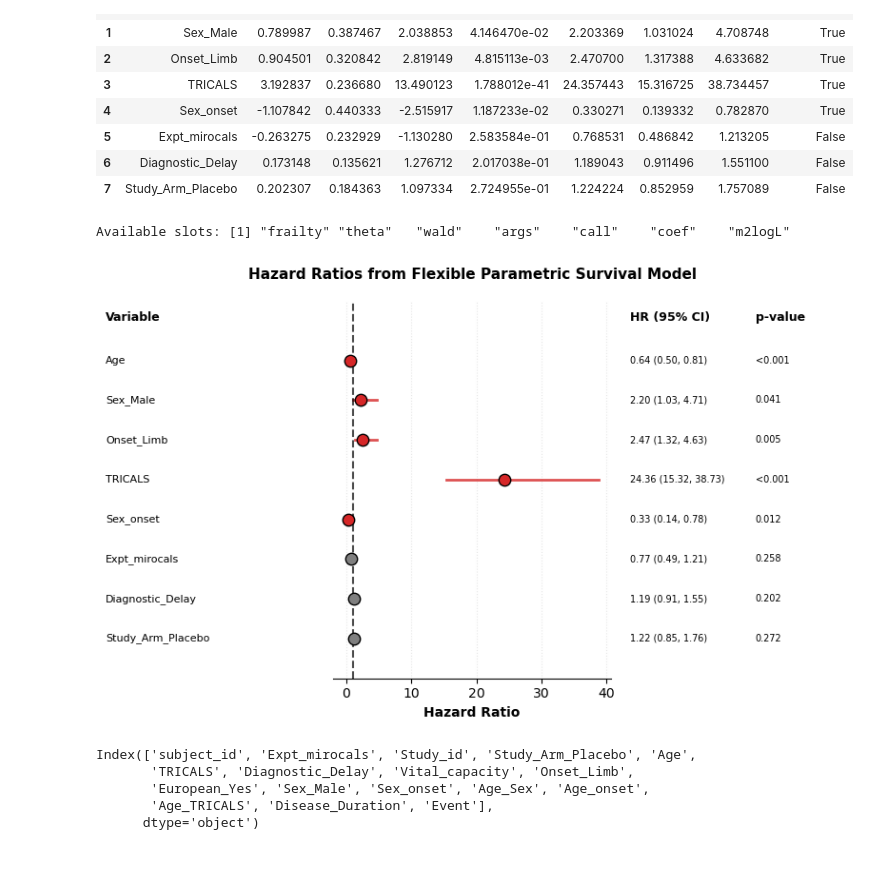
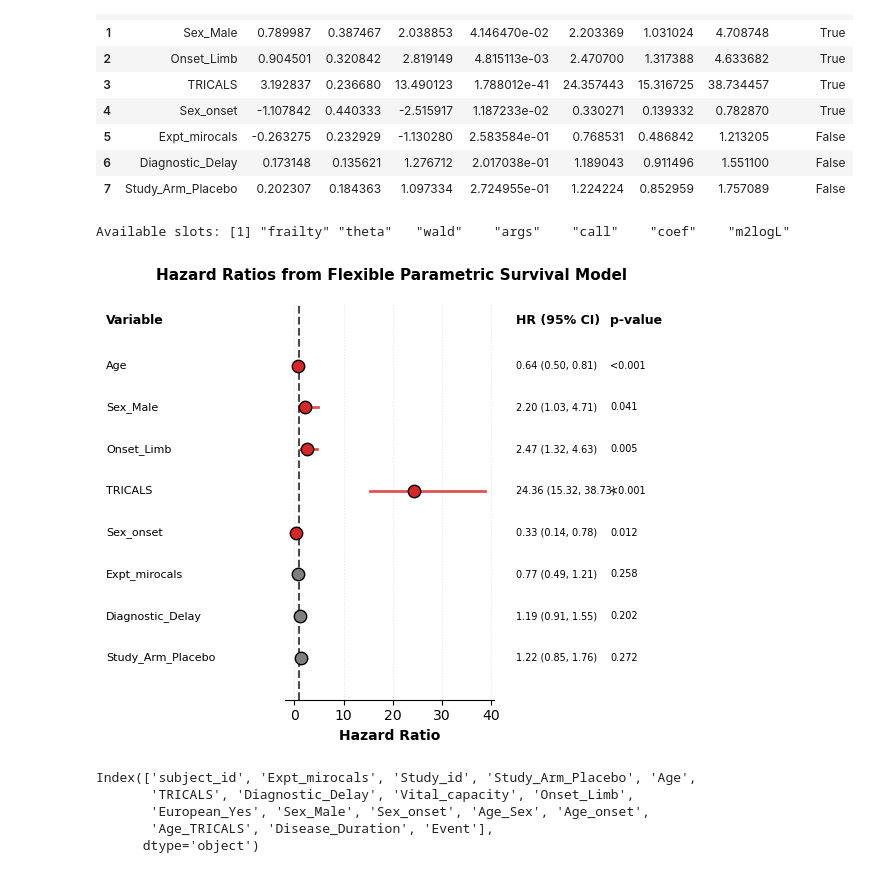
Before and after one commit to Uzoemeka/All_ALS_Data, a Jupyter notebook: 07_flexible_parametric_model_script.ipynb, the cells around one changed output. Drawn from its saved outputs; the diff is of its cells as text; code cells hidden in the pictures.

```diff
--- a/07_flexible_parametric_model_script.ipynb
+++ b/07_flexible_parametric_model_script.ipynb
@@ -588,7 +588,8 @@ def extract_coefficients_from_fp_model_log_haz_scale(fp_model):
     df_coef['Significant'] = df_coef['Pr(z)'] < 0.05
 
     return df_coef
-extract_coefficients_from_fp_model_log_haz_scale(fp_model)
+df_coef = extract_coefficients_from_fp_model_log_haz_scale(fp_model)
+df_coef
 # %% [output]
 Available slots: [1] "frailty" "theta"   "wald"    "args"    "call"    "coef"    "m2logL"
 |  | Variable | Estimate | Std. Error | z value | Pr(z) | LHR | CI_lower | CI_upper | Significant |
@@ -658,7 +659,8 @@ def extract_coefficients_from_fp_model_haz_scale(fp_model):
     df_coef['HR_upper'] = np.exp(df_coef['Estimate'] + z * df_coef['Std. Error'])
     df_coef['Significant'] = df_coef['Pr(z)'] < 0.05
     return df_coef
-extract_coefficients_from_fp_model_haz_scale(fp_model)
+df_coef = extract_coefficients_from_fp_model_haz_scale(fp_model)
+df_coef
 # %% [output]
 Available slots: [1] "frailty" "theta"   "wald"    "args"    "call"    "coef"    "m2logL"
 |  | Variable | Estimate | Std. Error | z value | Pr(z) | HR | HR_lower | HR_upper | Significant |
@@ -674,7 +676,7 @@ Available slots: [1] "frailty" "theta"   "wald"    "args"    "call"    "coef"
 # %%writefile going_modular/forest_plot_fp_model_haz_scale.py
 def forest_plot_fp_model_haz_scale(df_coef):
     # Create figure with subplots for labels and plot
-    fig, (ax1, ax2, ax3) = plt.subplots(1, 3, figsize=(8, 5),
+    fig, (ax1, ax2, ax3) = plt.subplots(1, 3, figsize=(6, 5),
                                         gridspec_kw={'width_ratios': [3, 4, 3]})
 
     y_positions = np.arange(len(df_coef))
@@ -707,34 +709,34 @@ def forest_plot_fp_model_haz_scale(df_coef):
     ax2.set_ylim(-1, len(df_coef) + 0.5)
     ax2.spines['left'].set_visible(False)
     ax2.spines['top'].set_visible(False)
     ax2.spines['right'].set_visible(False)
     ax2.grid(axis='x', alpha=0.3, linestyle=':', linewidth=0.8)
     ax2.set_xlim(left=min(-2, df_coef['HR_lower'].min() - 0.5))
 
     # Right panel - HR values and p-values
     ax3.axis('off')
     ax3.text(0, len(df_coef), 'HR (95% CI)', fontweight='bold', fontsize=9)
     ax3.text(0.6, len(df_coef), 'p-value', fontweight='bold', fontsize=9)
 
     for idx, row in df_coef.iterrows():
         y_pos = len(df_coef) - idx - 1
         hr_text = f"{row['HR']:.2f} ({row['HR_lower']:.2f}, {row['HR_upper']:.2f})"
         p_text = f"{row['Pr(z)']:.3f}" if row['Pr(z)'] >= 0.001 else "<0.001"
 
         ax3.text(0, y_pos, hr_text, fontsize=7, va='center')
         ax3.text(0.6, y_pos, p_text, fontsize=7, va='center')
 
     ax3.set_ylim(-1, len(df_coef) + 0.5)
 
     plt.suptitle('Hazard Ratios from Flexible Parametric Survival Model',
                 fontsize=11, fontweight='bold', y=0.98)
     plt.tight_layout()
     plt.show()
 
 forest_plot_fp_model_haz_scale(extract_coefficients_from_fp_model_haz_scale(fp_model))
 # %% [output]
 Available slots: [1] "frailty" "theta"   "wald"    "args"    "call"    "coef"    "m2logL"
-[figure, old version]
+[figure, new version]
 # %%
 # train_df.columns = train_df.columns.str.replace(' ', '_')
 # test_df.columns = test_df.columns.str.replace(' ', '_')
```
Also changed, not shown: parts of 27 cells of this notebook, 5 other files.
